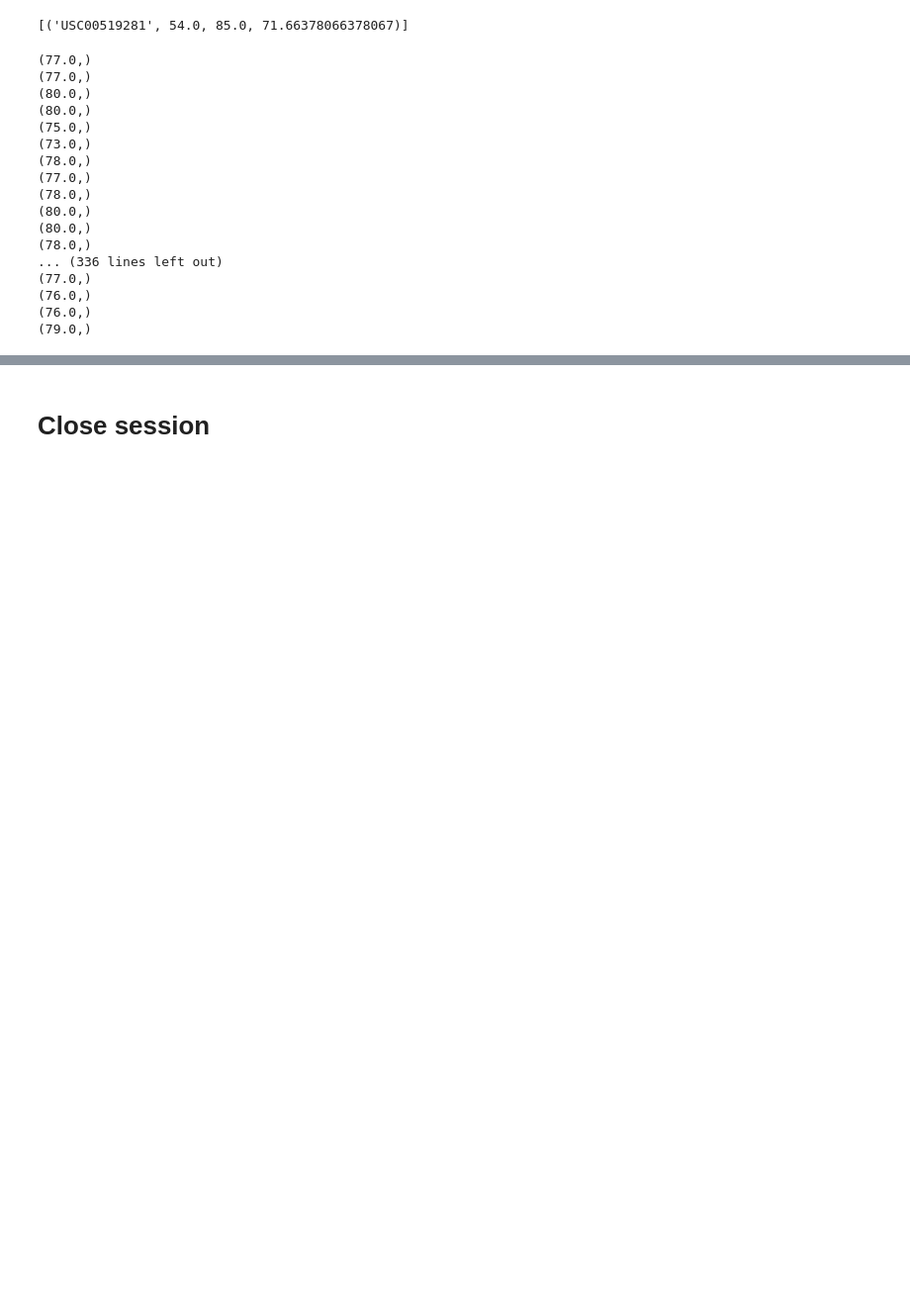
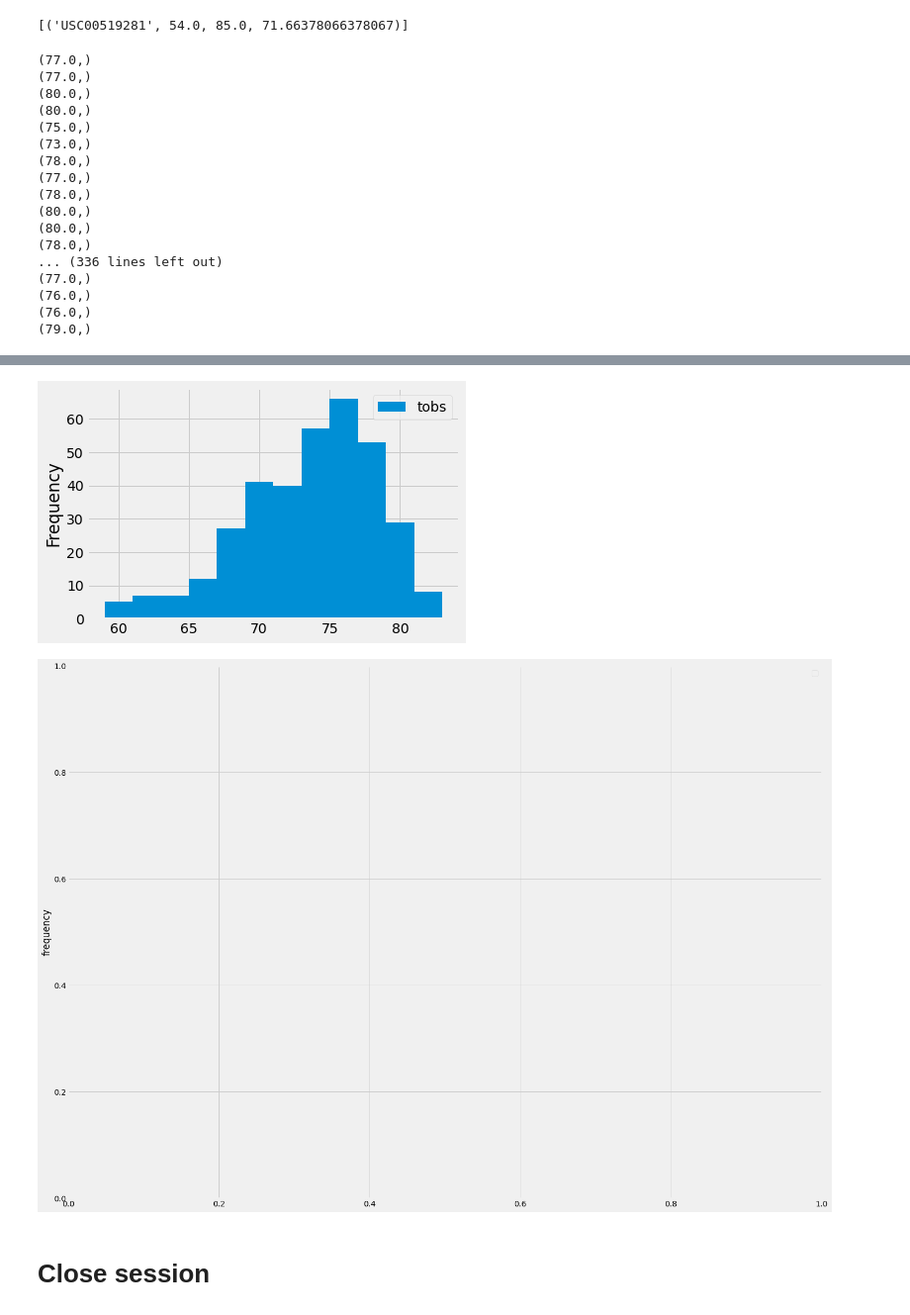
Before and after one commit to harsh-env/sqlalchemy-challenge, a Jupyter notebook: climate_starter.ipynb, the cells around one changed output, grey strips where cells are left out. Shown at 99% size. Cells and saved outputs as stored; diff of their text form; code cells hidden in the pictures; blank space fills up the shorter version.

```diff
--- a/climate_starter.ipynb
+++ b/climate_starter.ipynb
@@ -269,3 +269,6 @@ print(*temp_last_yr, sep ="\n")
 (76.0,)
 (76.0,)
 (79.0,)
+# %%
+templastyr_df = pd.DataFrame(temp_last_yr, columns=["tobs"])
+templastyr_df.head()
@@ -272,3 +282,14 @@ print(*temp_last_yr, sep ="\n")
+# %%
+templastyr_df.plot.hist(bins=12)
+plt.figure(figsize=(20,14))
+plt.ylabel("frequency")
+plt.legend(["tobs"])
+plt.tight_layout()
+
+plt.savefig("output/frequecy.png")
+# %% [output]
+[figure, added]
+[figure, added]
 # %% [markdown]
 # Close session
 # %%
```
Also changed, not shown: parts of 1 cell of this notebook.
